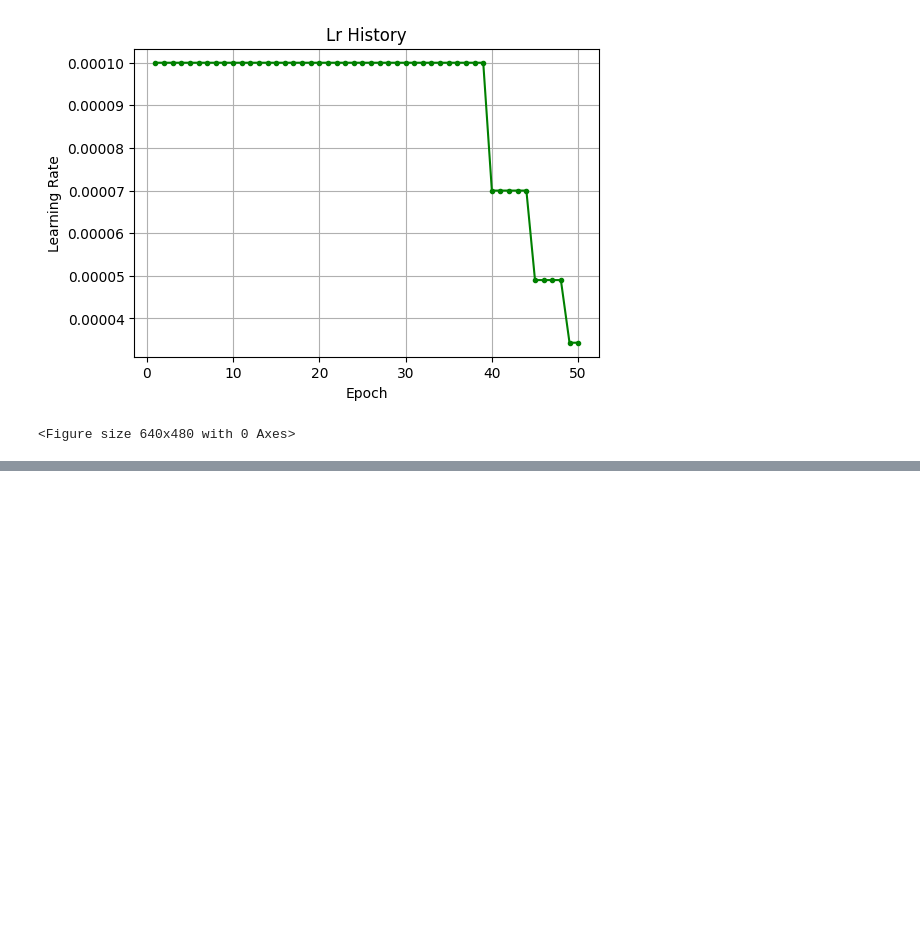
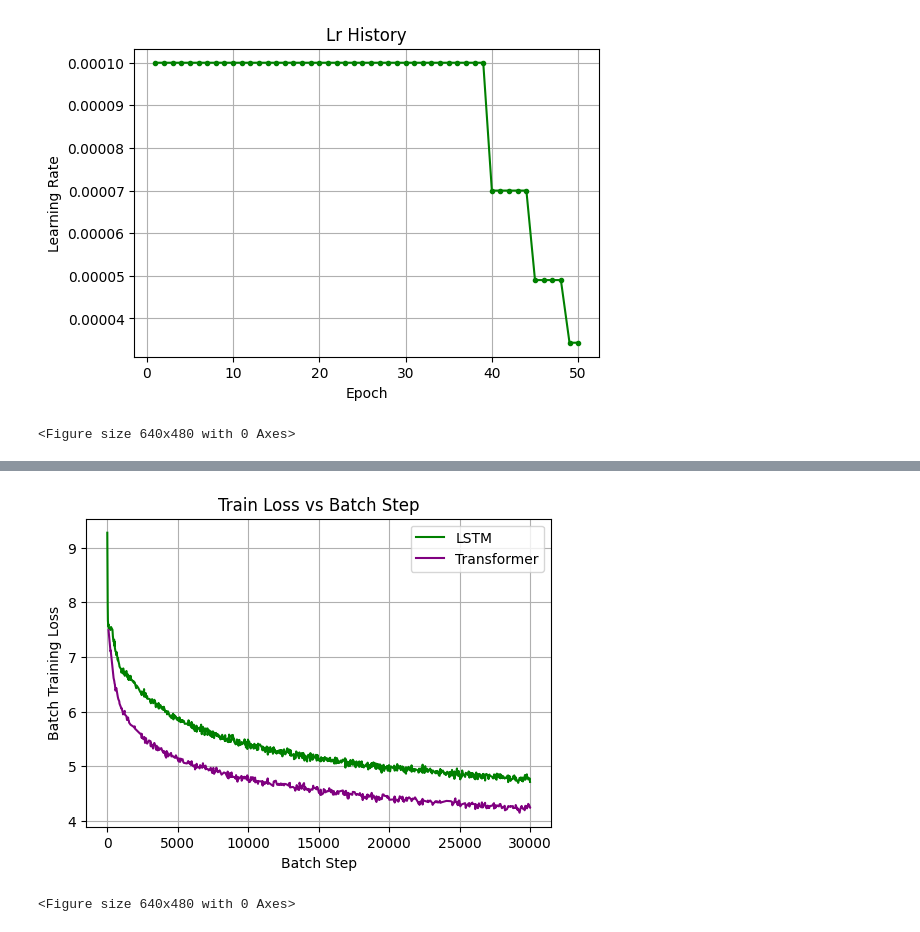
Before and after one commit to JerzyCode/computional_linguistic, a Jupyter notebook: lab1_language_models/results.ipynb, the cells around one changed output, grey strips where cells are left out. Saved outputs shown, nothing was run; the diff lists cells and outputs as text; code cells hidden in the pictures; blank space fills up the shorter version.

```diff
--- a/lab1_language_models/results.ipynb
+++ b/lab1_language_models/results.ipynb
@@ -102,0 +120,35 @@ plot_lr(lr_change_df)
+# %%
+transformer_batch_training_loss_subset = batch_training_loss_df[
+    batch_training_loss_df["Step"] <= 30000
+]
+
+transformer_eval_loss__subset = eval_loss_df[eval_loss_df["Step"] <= 30]
+
+transformer_train_loss__subset = train_loss_df[train_loss_df["Step"] <= 30]
+# %%
+plt.figure(figsize=(6, 4))
+
+plt.plot(
+    lstm_atch_training_loss_df["Step"],
+    lstm_atch_training_loss_df["Value"],
+    label="LSTM",
+    c="green",
+)
+
+plt.plot(
+    transformer_batch_training_loss_subset["Step"],
+    transformer_batch_training_loss_subset["Value"],
+    label="Transformer",
+    c="purple",
+)
+
+plt.title("Train Loss vs Batch Step")
+plt.xlabel("Batch Step")
+plt.ylabel("Batch Training Loss")
+plt.grid()
+plt.legend()
+plt.figure()
+plt.show()
+# %% [output]
+[figure, added]
+<Figure size 640x480 with 0 Axes>
```
Also changed, not shown: parts of 10 cells of this notebook, 6 other files.
